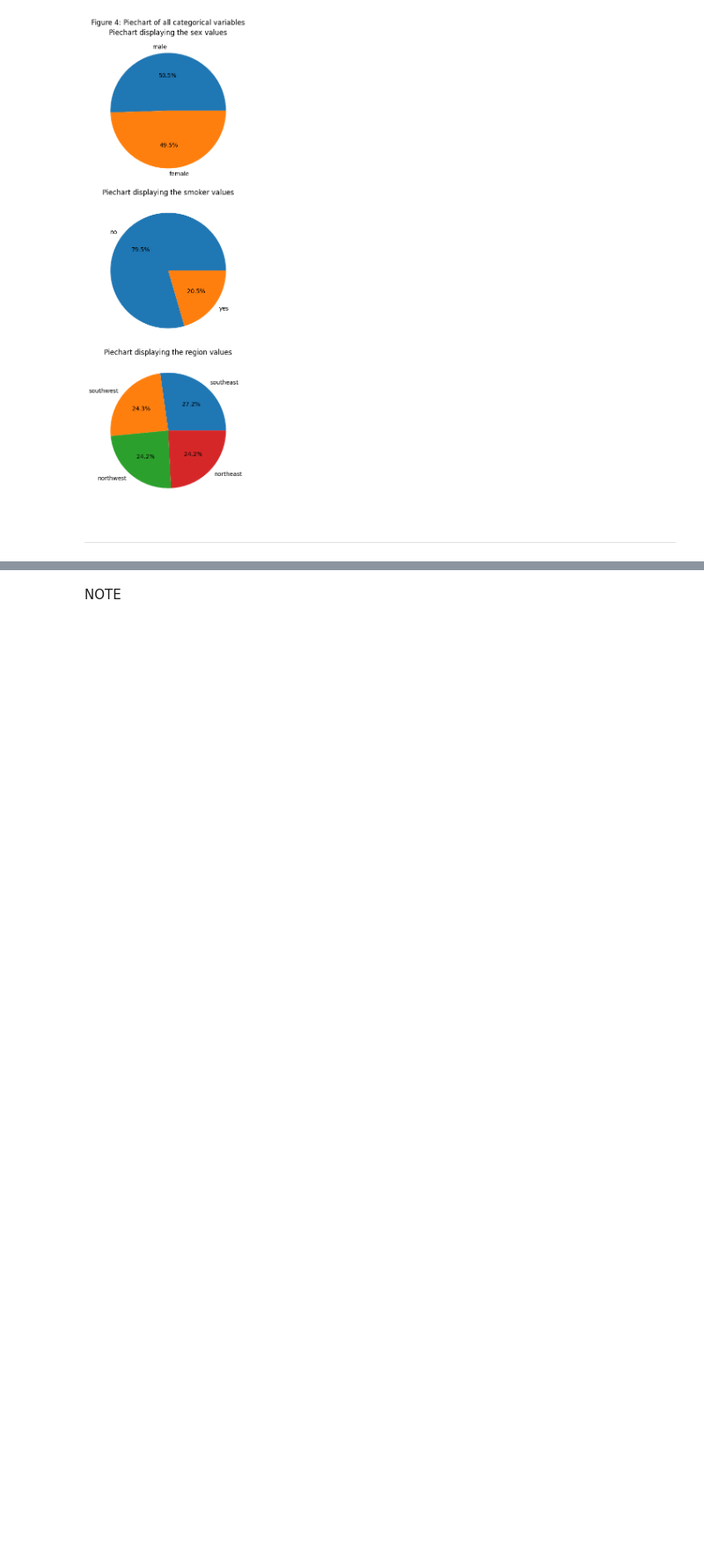
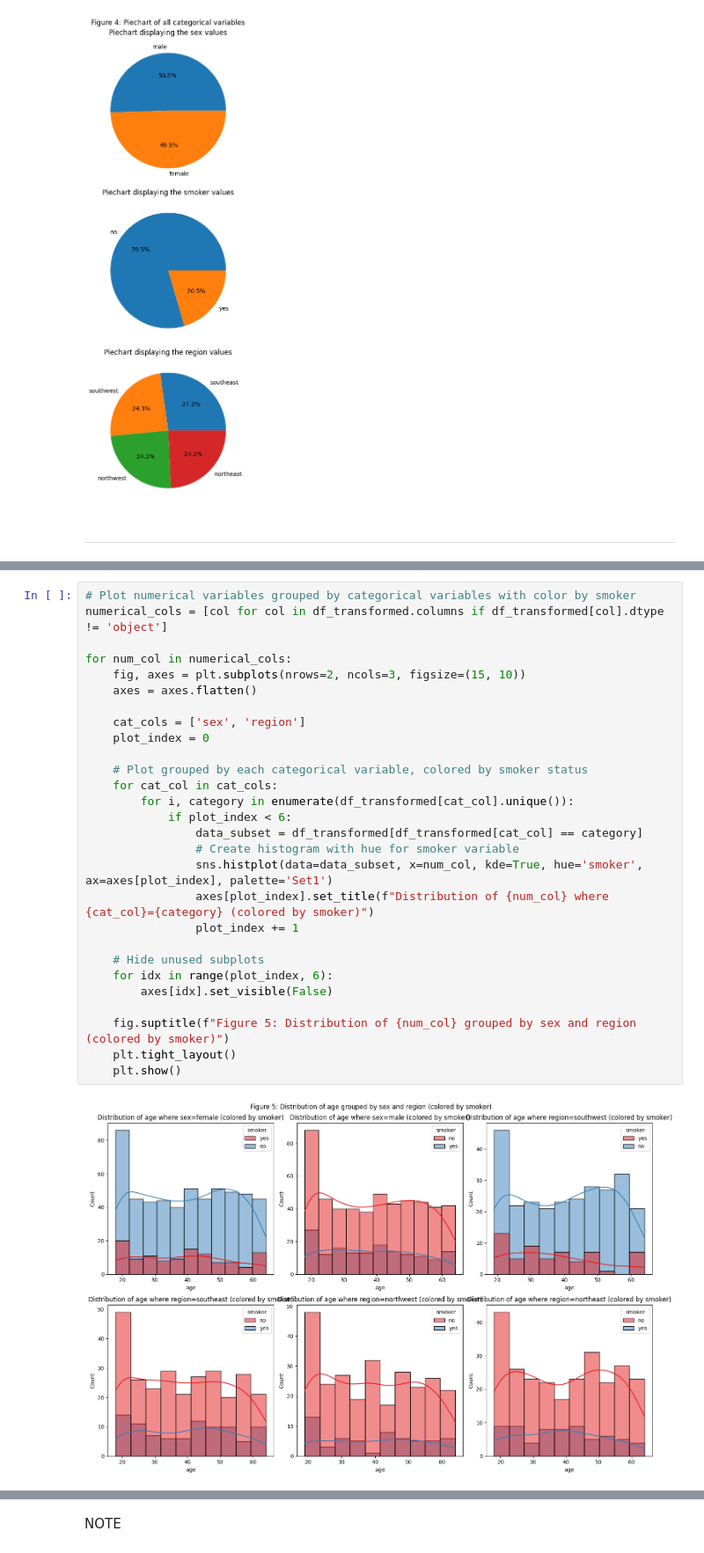
Before and after one commit to chizoalban2003-beep/Project1, a Jupyter notebook: jupyter_notebooks/Notebook_Template.ipynb, the cells around one changed output, grey strips where cells are left out. Shown at 88% size. Cells and saved outputs as stored; diff of their text form; blank space fills up the shorter version.

Commit message:
grouping the numerical variables based on the categorical variables

```diff
--- a/jupyter_notebooks/Notebook_Template.ipynb
+++ b/jupyter_notebooks/Notebook_Template.ipynb
@@ -256,0 +260,30 @@ plt.show()
+# %%
+# Plot numerical variables grouped by categorical variables with color by smoker
+numerical_cols = [col for col in df_transformed.columns if df_transformed[col].dtype != 'object']
+
+for num_col in numerical_cols:
+    fig, axes = plt.subplots(nrows=2, ncols=3, figsize=(15, 10))
+    axes = axes.flatten()
+
+    cat_cols = ['sex', 'region']
+    plot_index = 0
+
+    # Plot grouped by each categorical variable, colored by smoker status
+    for cat_col in cat_cols:
+        for i, category in enumerate(df_transformed[cat_col].unique()):
+            if plot_index < 6:
+                data_subset = df_transformed[df_transformed[cat_col] == category]
+                # Create histogram with hue for smoker variable
+                sns.histplot(data=data_subset, x=num_col, kde=True, hue='smoker', ax=axes[plot_index], palette='Set1')
+                axes[plot_index].set_title(f"Distribution of {num_col} where {cat_col}={category} (colored by smoker)")
+                plot_index += 1
+
+    # Hide unused subplots
+    for idx in range(plot_index, 6):
+        axes[idx].set_visible(False)
+
+    fig.suptitle(f"Figure 5: Distribution of {num_col} grouped by sex and region (colored by smoker)")
+    plt.tight_layout()
+    plt.show()
+# %% [output]
+[figure, added]
```
Also changed, not shown: parts of 2 cells of this notebook.
